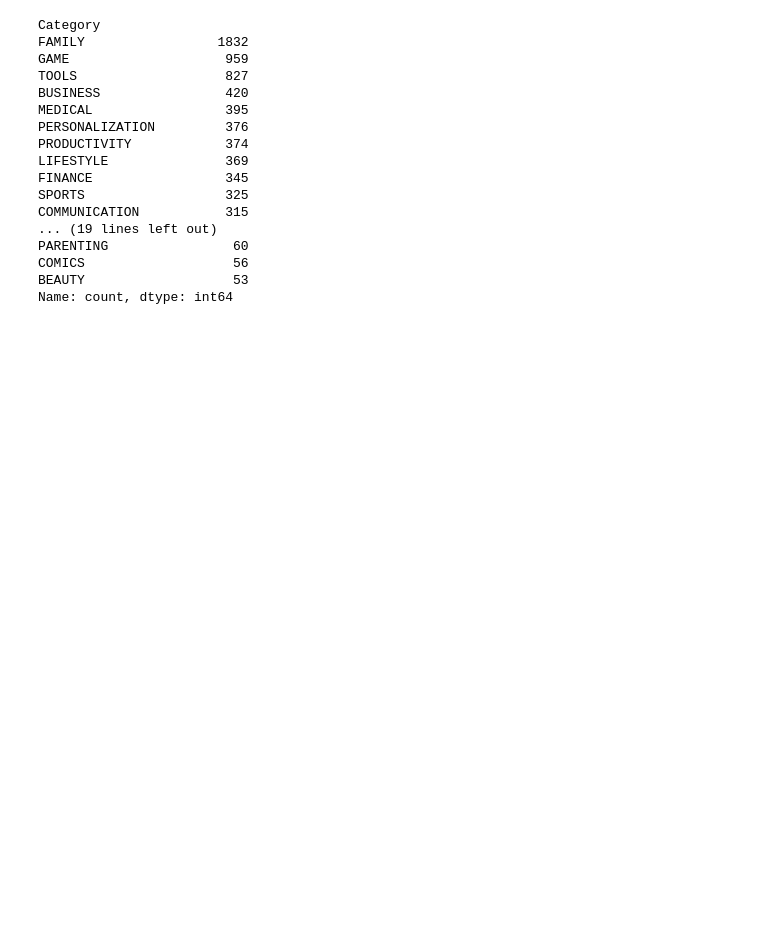
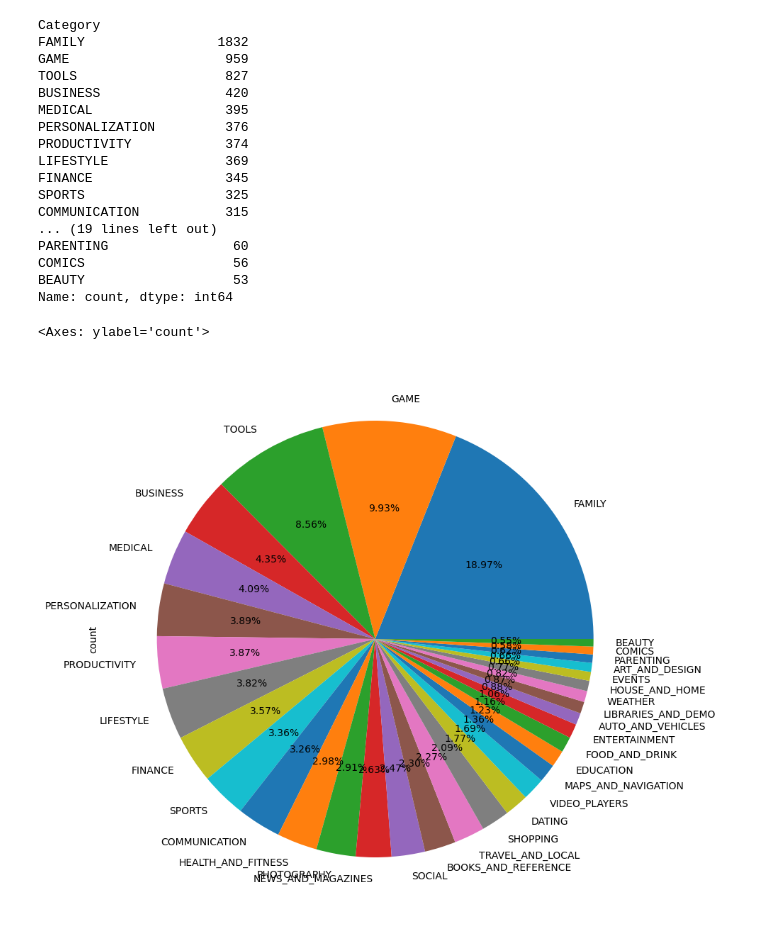
Before and after one commit to Niraj7272/DataScience, a Jupyter notebook: Practice/plalystore_EDA.ipynb, the cells around one changed output. Saved outputs shown, nothing was run; the diff lists cells and outputs as text; code cells hidden in the pictures; blank space fills up the shorter version.

Commit message:
playstore dataset eda complete

```diff
--- a/Practice/plalystore_EDA.ipynb
+++ b/Practice/plalystore_EDA.ipynb
@@ -548,3 +548,9 @@ PARENTING                60
 COMICS                   56
 BEAUTY                   53
 Name: count, dtype: int64
+# %%
+## Which is the most popular Category in Google Playstore?
+df_copy['Category'].value_counts().plot.pie(y = df_copy['Category'], figsize = (10,10), autopct = '%.2f%%')
+# %% [output]
+<Axes: ylabel='count'>
+[figure, added]
```
Also changed, not shown: parts of 6 cells of this notebook.
